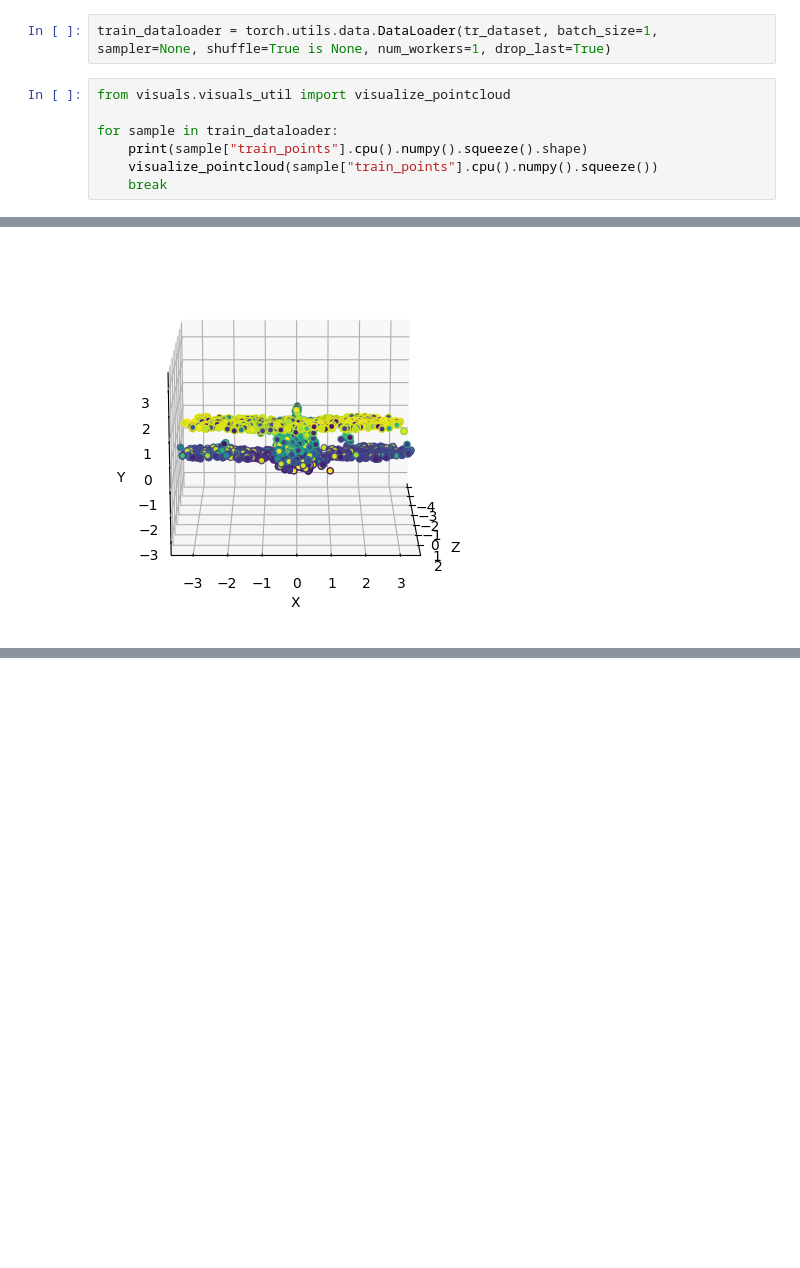
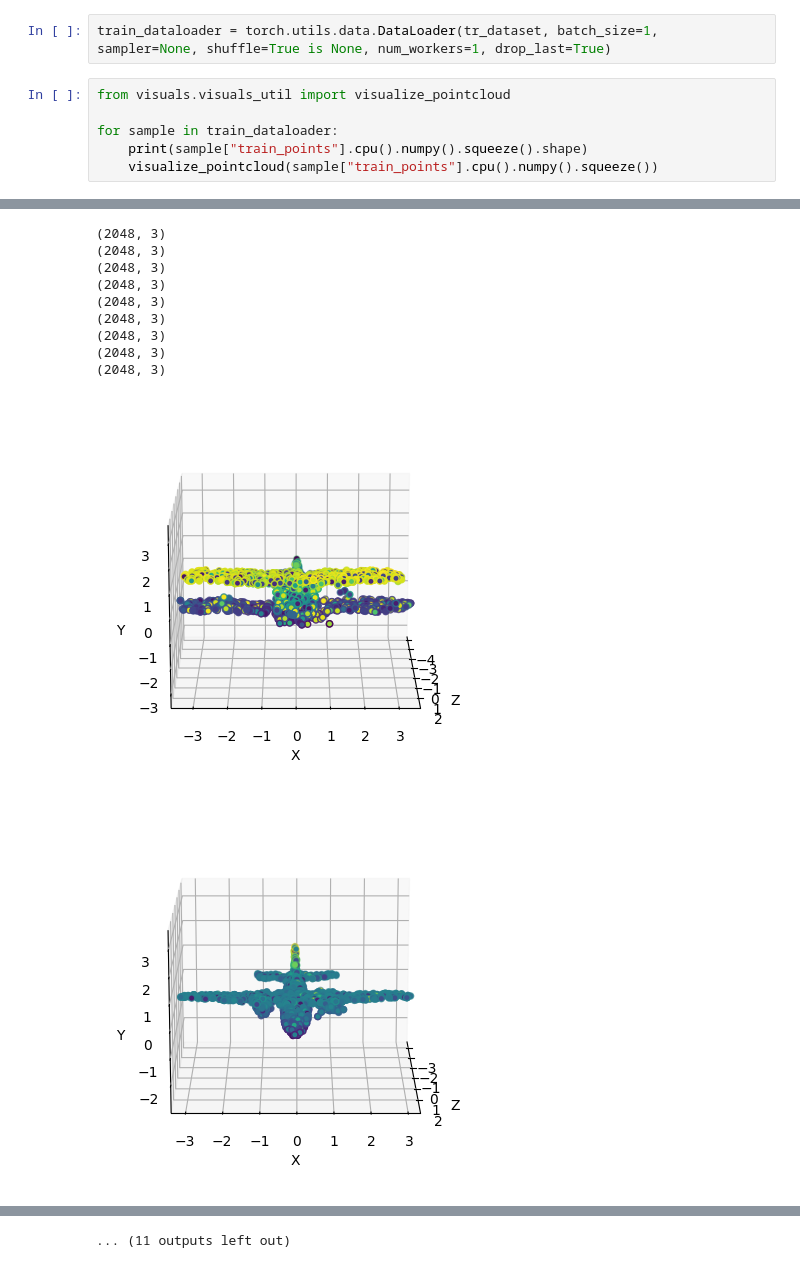
Before and after one commit to kristiyansakalyan/coarse-to-fine-shapes, a Jupyter notebook: train_refinement_notebook.ipynb, the cells around one changed output, grey strips where cells are left out. Cells and saved outputs as stored; diff of their text form; blank space fills up the shorter version.

```diff
--- a/train_refinement_notebook.ipynb
+++ b/train_refinement_notebook.ipynb
@@ -303,6 +303,5 @@ from visuals.visuals_util import visualize_pointcloud
 for sample in train_dataloader:
     print(sample["train_points"].cpu().numpy().squeeze().shape)
     visualize_pointcloud(sample["train_points"].cpu().numpy().squeeze())
-    break
 # %% [output]
 (2048, 3)
@@ -309 +333,11 @@ for sample in train_dataloader:
+(2048, 3)
+(2048, 3)
+(2048, 3)
+(2048, 3)
+(2048, 3)
+(2048, 3)
+(2048, 3)
+(2048, 3)
+(2048, 3)
-[figure, old version]
+[figure, new version]
+[figure, added]
@@ -309,0 +351 @@ for sample in train_dataloader:
+... (11 outputs left out)
```
Also changed, not shown: parts of 1 cell of this notebook.
